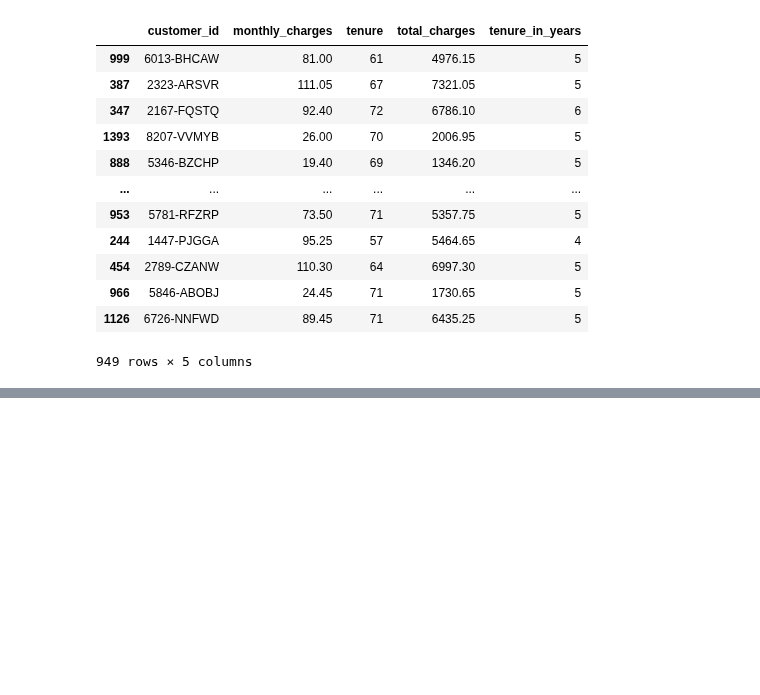
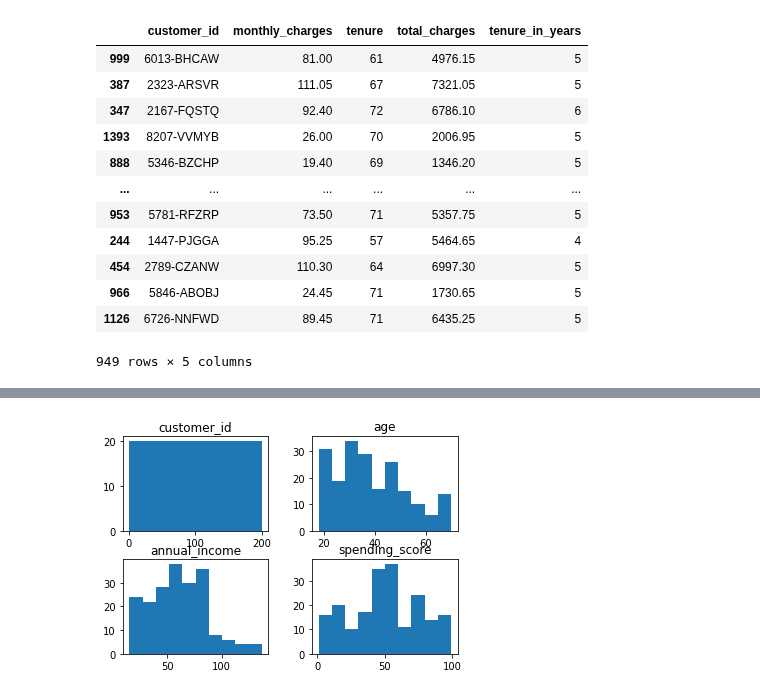
Before and after one commit to carterrxavier/regression-exercises, a Jupyter notebook: Explore.ipynb, the cells around one changed output, grey strips where cells are left out. Drawn from its saved outputs; the diff is of its cells as text; code cells hidden in the pictures; blank space fills up the shorter version.

```diff
--- a/Explore.ipynb
+++ b/Explore.ipynb
@@ -82,0 +85,2 @@ Explore.plot_cat_and_cont(cat_var, con_var, train)
+# %%
+mall_df = wrangle.get_mall_customers()
@@ -82,0 +103,4 @@ Explore.plot_cat_and_cont(cat_var, con_var, train)
+# %%
+Explore.get_distribution(mall_df)
+# %% [output]
+[figure, added]
```
Also changed, not shown: parts of 8 cells of this notebook, 4 other files.
